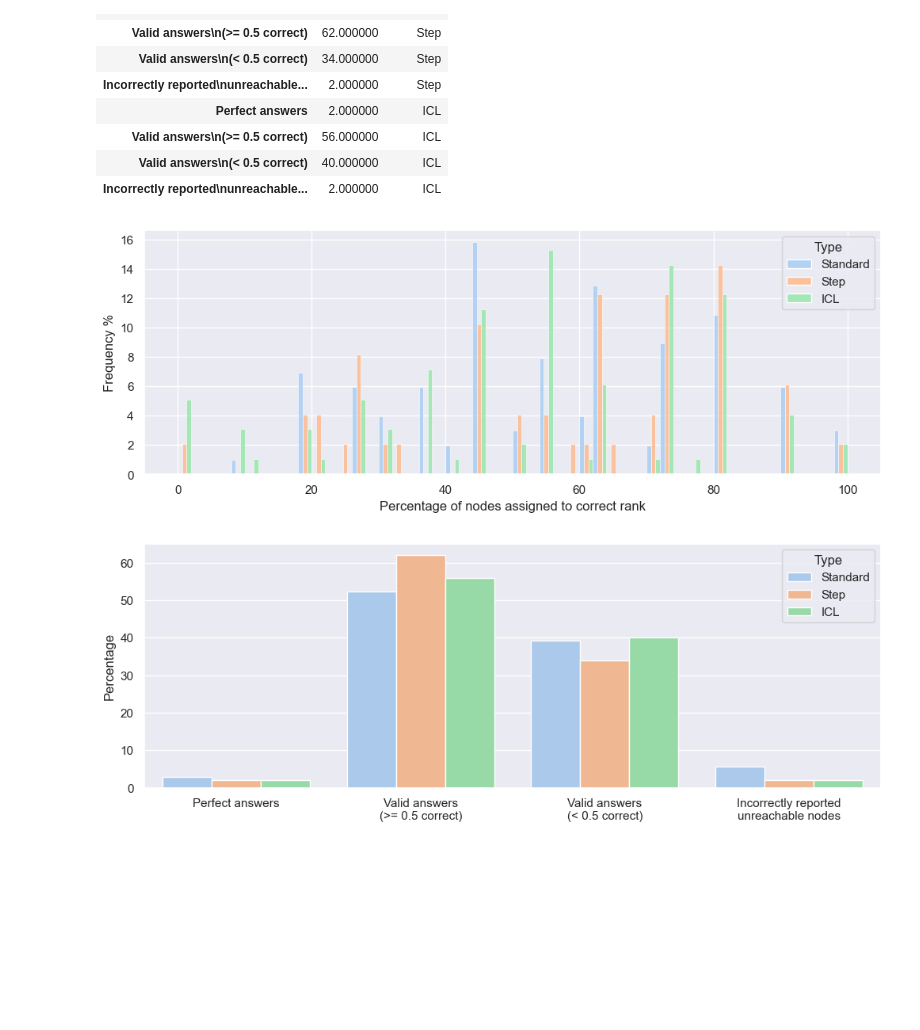
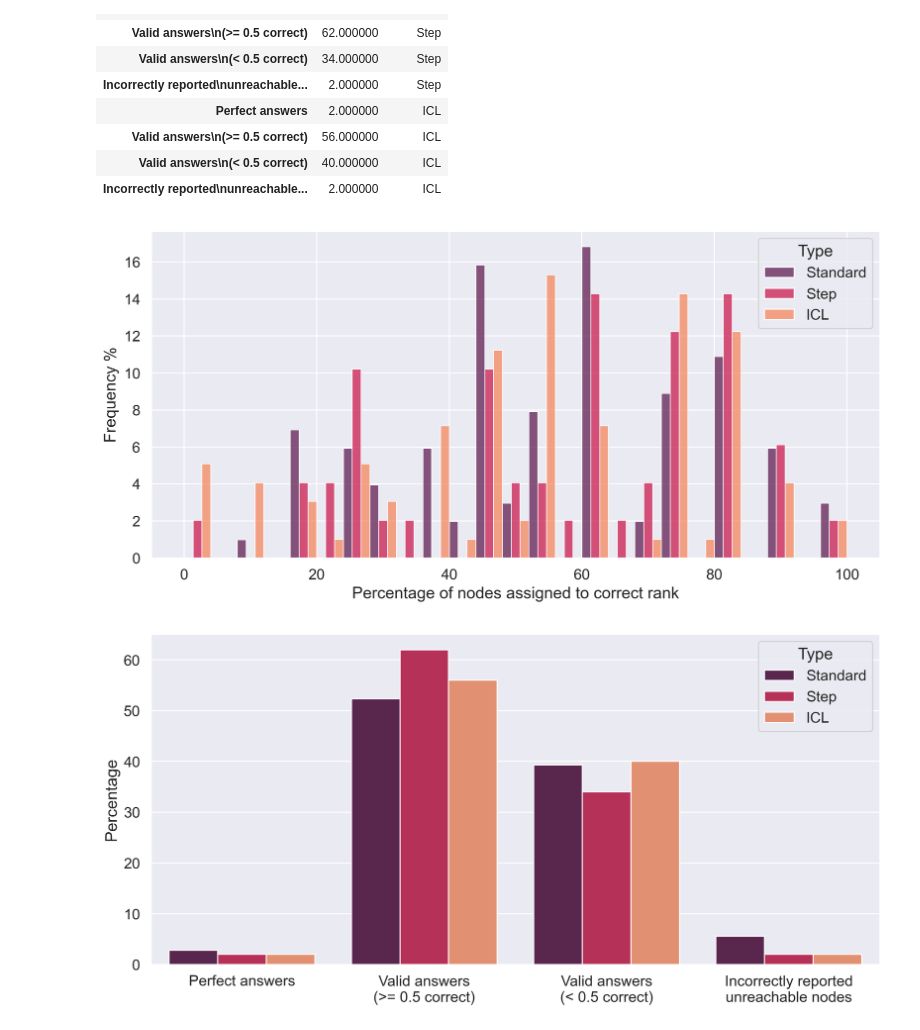
Before and after one commit to ClonedOne/gpt_graphs, a Jupyter notebook: noteboks/analysis_rank_prompts.ipynb, the cells around one changed output. Cells and saved outputs as stored; diff of their text form; code cells hidden in the pictures; blank space fills up the shorter version.

```diff
--- a/noteboks/analysis_rank_prompts.ipynb
+++ b/noteboks/analysis_rank_prompts.ipynb
@@ -538,19 +538,24 @@ aggr
 | Valid answers\n(< 0.5 correct) | 40.000000 | ICL |
 | Incorrectly reported\nunreachable... | 2.000000 | ICL |
 # %%
-sns.set(rc={"figure.figsize": (12, 4)})
+plt.figure(figsize=(10, 5), dpi = 300)
+sns.set(font_scale=1.2)
 
 # df is a dataframe with the following columns: "Type", "Correct".
 # Plot the histogram of the correct answers with different colors for different values of "Type"
-sns.histplot(data=df, x="Correct [%]", hue="Type", bins=50, multiple="dodge", stat="percent", common_norm=False, palette="pastel")
+sns.histplot(data=df, x="Correct [%]", hue="Type", bins=25, multiple="dodge", stat="percent", common_norm=False, palette="rocket")
 
 plt.xlabel("Percentage of nodes assigned to correct rank")
 plt.ylabel("Frequency %")
+plt.tight_layout()
 plt.show()
 
-sns.barplot(x=aggr.index, y="Value", data=aggr, hue="Type", palette="pastel")
+plt.figure(figsize=(10, 5), dpi = 300)
+sns.set(font_scale=1.2)
+sns.barplot(x=aggr.index, y="Value", data=aggr, hue="Type", palette="rocket")
 plt.ylabel("Percentage")
+plt.tight_layout()
 plt.show()
 # %% [output]
-[figure, old version]
+[figure, new version]
-[figure, old version]
+[figure, new version]
```
Also changed, not shown: 3 other files.
